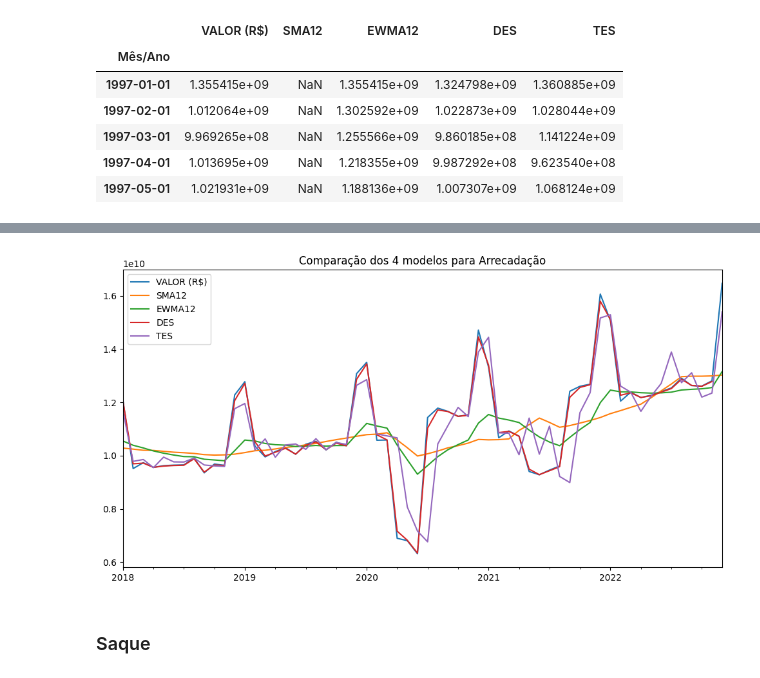
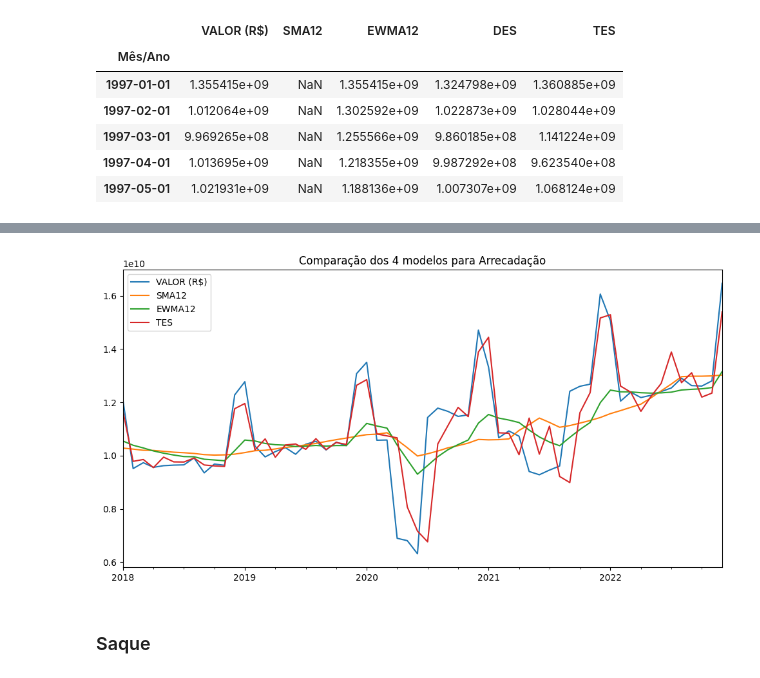
Before and after one commit to avellar1975/TCC_PUC_MINAS, a Jupyter notebook: tcc.ipynb, the cells around one changed output, grey strips where cells are left out. Saved outputs shown, nothing was run; the diff lists cells and outputs as text; code cells hidden in the pictures.

```diff
--- a/tcc.ipynb
+++ b/tcc.ipynb
@@ -416,9 +408,9 @@ df_arrec.head()
 # %%
-ax = df_arrec[['VALOR (R$)', 'SMA12', 'EWMA12', 'DES', 'TES']].iloc[-60:].plot(figsize=(12,6))
+ax = df_arrec[['VALOR (R$)', 'SMA12', 'EWMA12', 'TES']].iloc[-60:].plot(figsize=(12,6))
 ax.set(xlabel='')
 ax.set_title('Comparação dos 4 modelos para Arrecadação');
 # %% [output]
-[figure, old version]
+[figure, new version]
 # %% [markdown]
 ### Saque
 # %%
```
Also changed, not shown: parts of 55 cells of this notebook, 2 other files.
